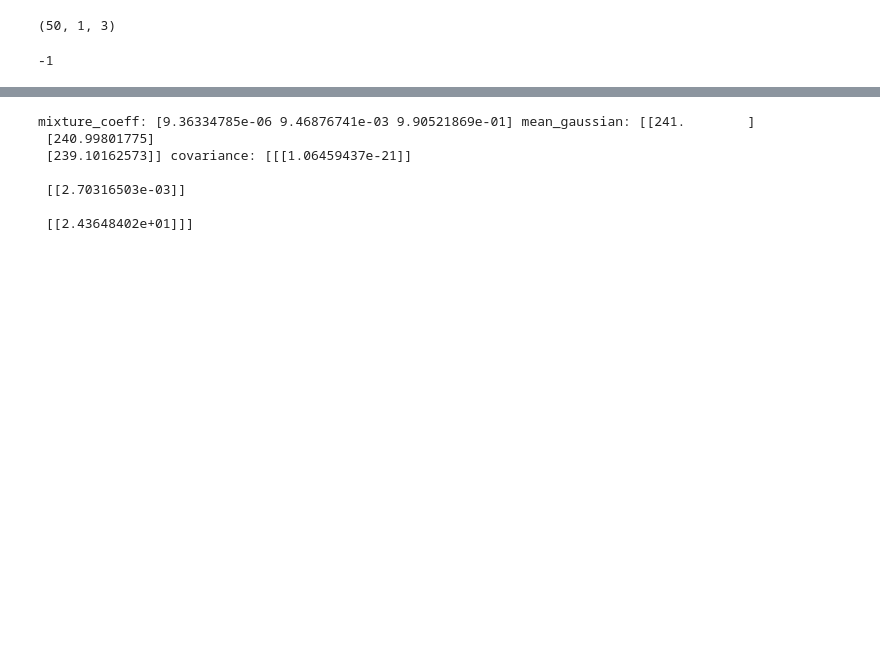
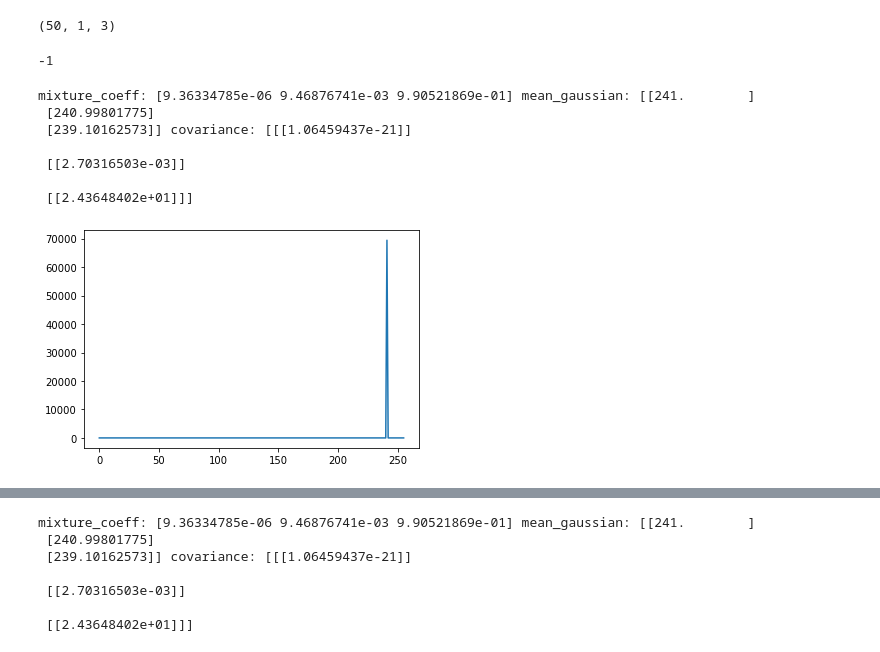
Before and after one commit to bshantam97/Underwater_Color_Segmentation_GMM_EM_Algorithm, a Jupyter notebook: notebooks/Modified_Underwater_Color_Segmentation.ipynb, the cells around one changed output, grey strips where cells are left out. Cells and saved outputs as stored; diff of their text form; code cells hidden in the pictures; blank space fills up the shorter version.

```diff
--- a/notebooks/Modified_Underwater_Color_Segmentation.ipynb
+++ b/notebooks/Modified_Underwater_Color_Segmentation.ipynb
@@ -194,7 +194,7 @@ def maximization_gaussian(data_probabilities, input_data, initial_mixture_coeff,
 
         # Convert the kth column of the probability matrix into a sparse diagonal matrix
         probability_diag = np.diag(data_probabilities[:,k])
-        covariance_numerator = np.matmul(np.matmul(probability_diag, x) , x_transpose)
+        covariance_numerator = np.dot(np.matmul(probability_diag, x) , x_transpose)
 
         # The covariance numerator is again a diagonal matrix whose elements we need to sum
         # k = 0 signifies take the main diagonal
@@ -320,8 +320,29 @@ def import_training_data(path, channel1, channel2, channel3):
 
     return data
 
-train_data = import_training_data('C:\\Users\\shant\\Underwater_Color_Segmentation_GMM_EM_Algorithm\\data\\buoy1\\train\\', 0,1,0)
+train_data = import_training_data('C:\\Users\\shant\\Underwater_Color_Segmentation_GMM_EM_Algorithm\\data\\buoy2\\train\\', 1,1,1)
 train_data = np.array(train_data)
 train_data = train_data[:30000,:]
 
+# Run the Expectation maximization algorithm
 (mixture_coeff, mean_gaussian, covariance) = run_expectation_maximization_algorithm(train_data.shape[0],1,3,30,train_data)
+# %%
+print(f'mixture_coeff: {mixture_coeff} mean_gaussian: {mean_gaussian} covariance: {covariance}')
+from scipy.stats import multivariate_normal as mvn
+y = []
+x = []
+for i in range(0, 256):
+    x.append(i)
+    output = mvn.pdf(i, mean_gaussian[0], covariance[0]) * mixture_coeff[0] + mvn.pdf(i, mean_gaussian[1], covariance[1]) * mixture_coeff[1] + mvn.pdf(i, mean_gaussian[2], covariance[2]) * mixture_coeff[2]
+    y.append(output)
+plt.plot(x,y)
+plt.show()
+# %% [output]
+mixture_coeff: [9.36334785e-06 9.46876741e-03 9.90521869e-01] mean_gaussian: [[241.        ]
+ [240.99801775]
+ [239.10162573]] covariance: [[[1.06459437e-21]]
+
+ [[2.70316503e-03]]
+
+ [[2.43648402e+01]]]
+[figure, added]
```
Also changed, not shown: parts of 7 cells of this notebook, 1 other file.
